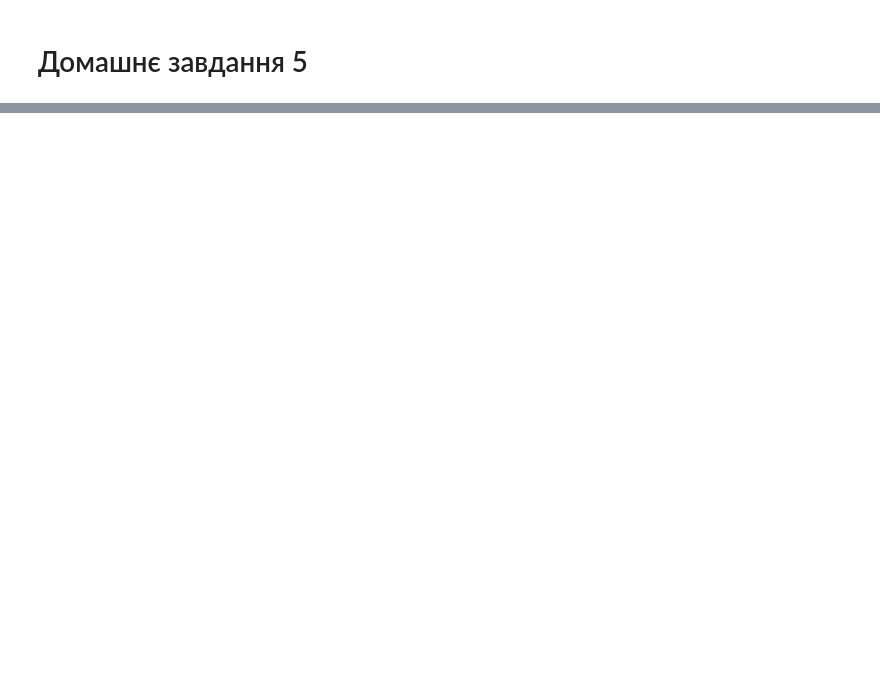
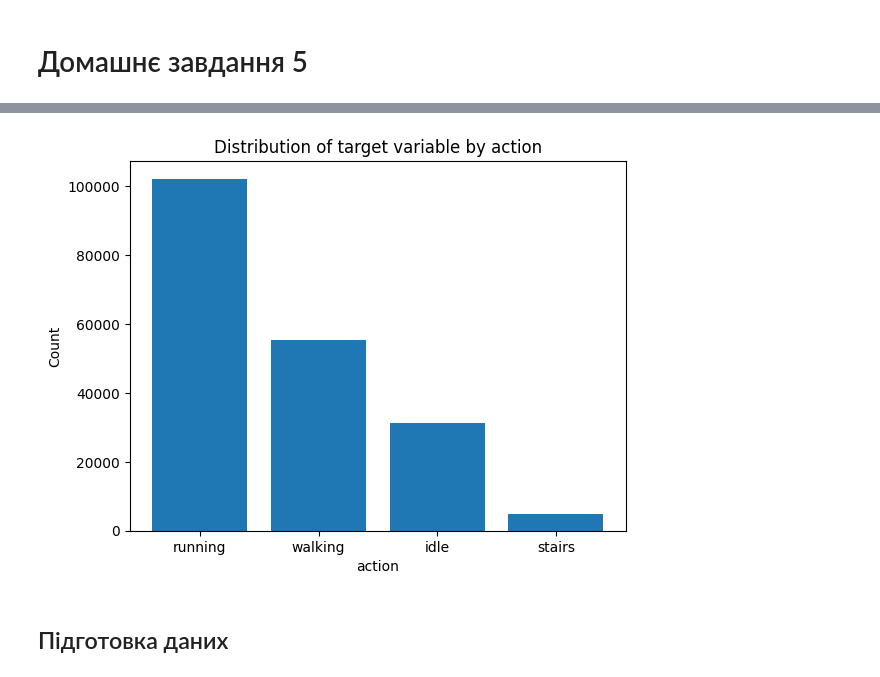
Before and after one commit to OleksiyM/Data_Science, a Jupyter notebook: Module_05/Hw5.ipynb, the cells around one changed output, grey strips where cells are left out. Drawn from its saved outputs; the diff is of its cells as text; code cells hidden in the pictures; blank space fills up the shorter version.

```diff
--- a/Module_05/Hw5.ipynb
+++ b/Module_05/Hw5.ipynb
@@ -58,0 +94,13 @@ df created
+# %%
+numerical_cols = df.select_dtypes(include=[np.number])
+
+def plot_histograms(dataframe, numerical_columns):
+    for col in numerical_columns:
+        plt.figure()
+        dataframe[col].plot(kind='hist', density=True, alpha=0.5, bins=30)
+        plt.xlabel(col)
+        plt.ylabel('Density')
+        plt.title(f'Distribution of {col}')
+        plt.grid(axis='y')
+
+plot_histograms(df, numerical_cols.columns)
@@ -58,0 +111,7 @@ df created
+# %%
+for col in numerical_cols:
+  plt.hist(df[col])
+  plt.xlabel(col)
+  plt.ylabel('Frequency')
+  plt.title(f'Distribution of {col}')
+  plt.show()
@@ -58,0 +152,12 @@ df created
+# %%
+for col in df.select_dtypes(include=[object]):
+  plt.figure()
+  plt.bar(df[col].value_counts().index, df[col].value_counts().values)
+  plt.xlabel(col)
+  plt.ylabel('Count')
+  plt.title(f'Distribution of target variable by {col}')
+  plt.show()
+# %% [output]
+[figure, added]
+# %% [markdown]
+## Підготовка даних
```
Also changed, not shown: parts of 24 cells of this notebook.
